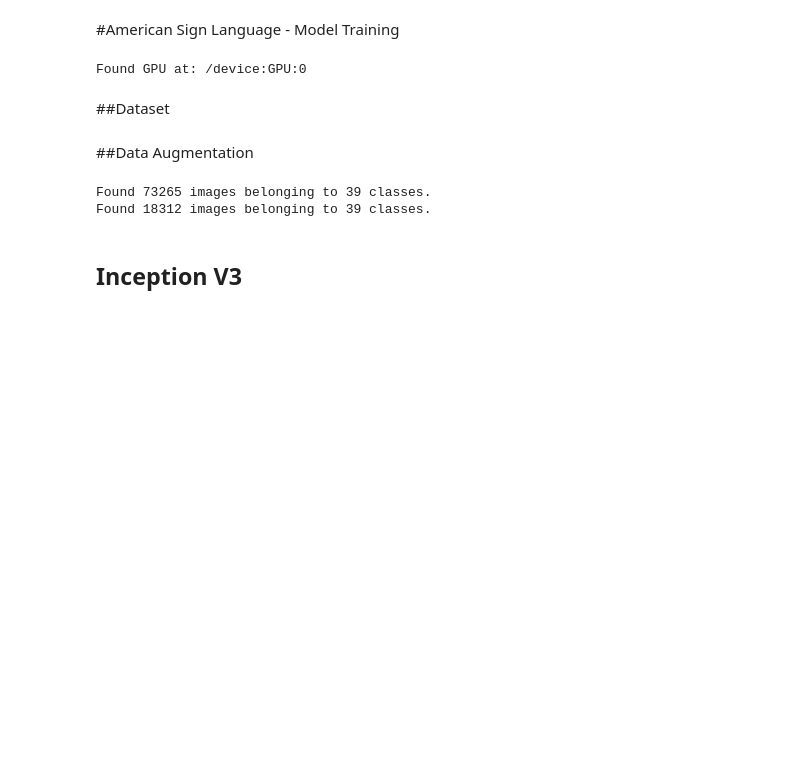
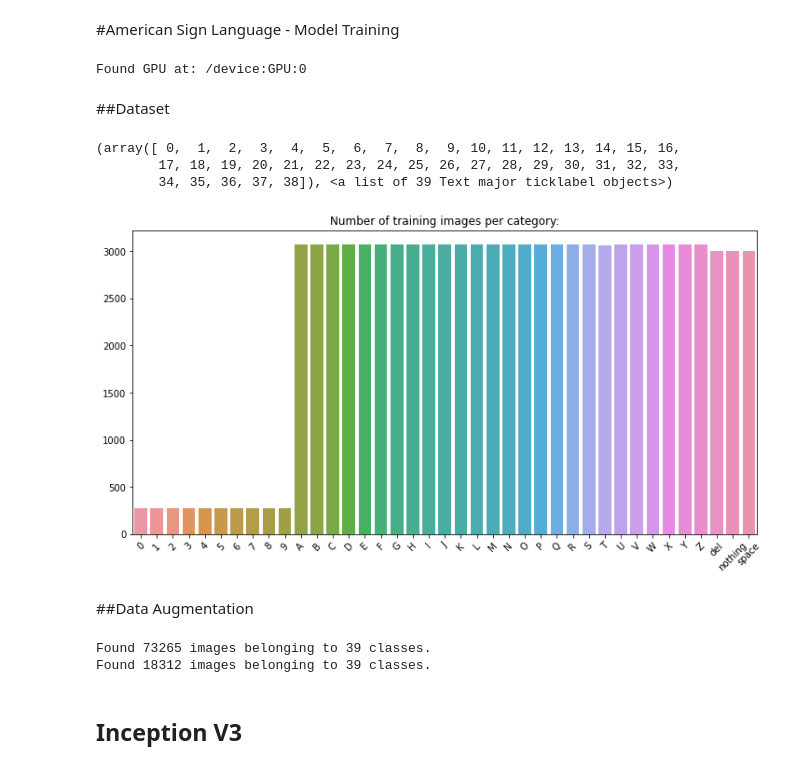
Before and after one commit to atul-lanka/asl_recognition, a Jupyter notebook: ASL_Training.ipynb, the cells around one changed output. Cells and saved outputs as stored; diff of their text form; code cells hidden in the pictures; blank space fills up the shorter version.

```diff
--- a/ASL_Training.ipynb
+++ b/ASL_Training.ipynb
@@ -42,6 +43,22 @@ from datetime import datetime
 !unzip /content/drive/MyDrive/asl_alphabet.zip
 # %%
 training_data = '/content/asl_alphabet'
+# %%
+category_names = sorted(os.listdir('/content/asl_alphabet'))
+category_names = category_names[1:]
+nb_categories = len(category_names)
+img_pr_cat = []
+for category in category_names:
+    folder = '/content/asl_alphabet' + '/' + category
+    img_pr_cat.append(len(os.listdir(folder)))
+plt.figure(figsize=(12, 6))
+sns.barplot(x=category_names, y=img_pr_cat).set_title("Number of training images per category:")
+plt.xticks(rotation=45)
+# %% [output]
+(array([ 0,  1,  2,  3,  4,  5,  6,  7,  8,  9, 10, 11, 12, 13, 14, 15, 16,
+        17, 18, 19, 20, 21, 22, 23, 24, 25, 26, 27, 28, 29, 30, 31, 32, 33,
+        34, 35, 36, 37, 38]), <a list of 39 Text major ticklabel objects>)
+[figure, added]
 # %% [markdown]
 ##Data Augmentation
 # %%
```
Also changed, not shown: parts of 1 cell of this notebook.
